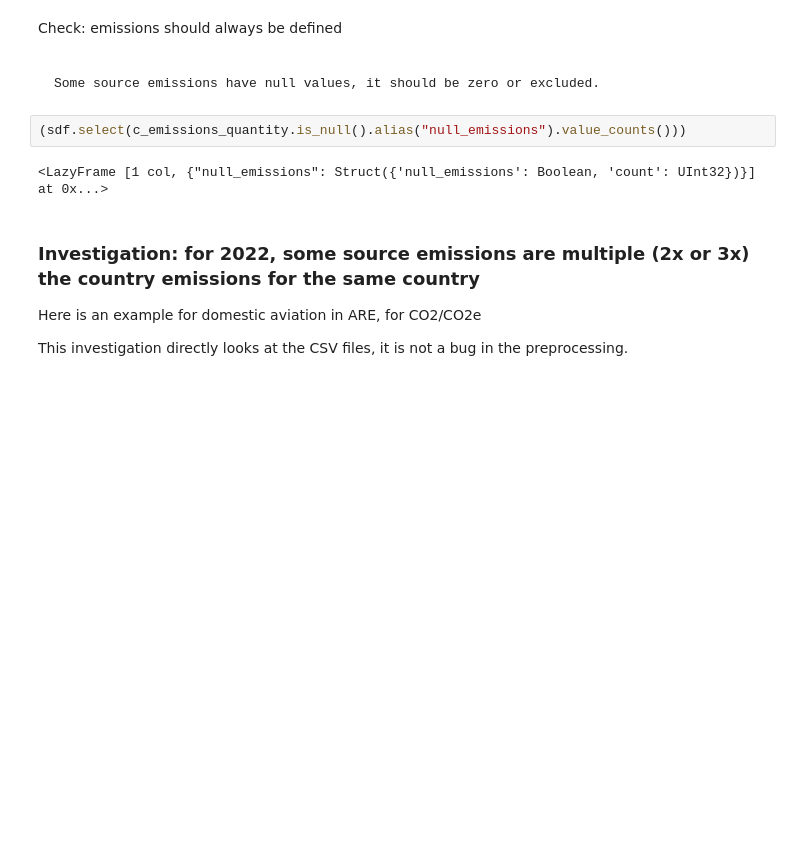
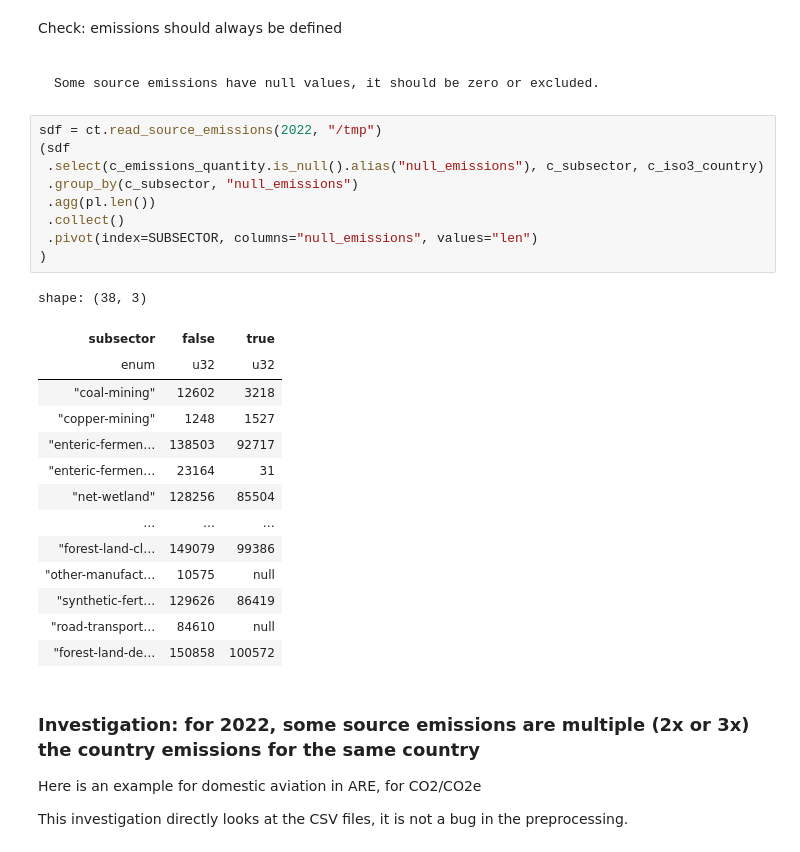
Before and after one commit to tjhunter/climate-trace-handbook, a Jupyter notebook: ct_book/_build/jupyter_execute/ingestion.ipynb, the cells around one changed output. Saved outputs shown, nothing was run; the diff lists cells and outputs as text; blank space fills up the shorter version.

````diff
--- a/ct_book/_build/jupyter_execute/ingestion.ipynb
+++ b/ct_book/_build/jupyter_execute/ingestion.ipynb
@@ -222,10 +219,30 @@ Check: emissions should always be defined
 
 Some source emissions have null values, it should be zero or excluded.
 ```
-# %%
-(sdf.select(c_emissions_quantity.is_null().alias("null_emissions").value_counts()))
-# %% [output]
-<LazyFrame [1 col, {"null_emissions": Struct({'null_emissions': Boolean, 'count': UInt32})}] at 0x...>
+# %%
+sdf = ct.read_source_emissions(2022, "/tmp")
+(sdf
+ .select(c_emissions_quantity.is_null().alias("null_emissions"), c_subsector, c_iso3_country)
+ .group_by(c_subsector, "null_emissions")
+ .agg(pl.len())
+ .collect()
+ .pivot(index=SUBSECTOR, columns="null_emissions", values="len")
+)
+# %% [output]
+shape: (38, 3)
+| subsector | false | true |
+| enum | u32 | u32 |
+| "coal-mining" | 12602 | 3218 |
+| "copper-mining" | 1248 | 1527 |
+| "enteric-fermen… | 138503 | 92717 |
+| "enteric-fermen… | 23164 | 31 |
+| "net-wetland" | 128256 | 85504 |
+| … | … | … |
+| "forest-land-cl… | 149079 | 99386 |
+| "other-manufact… | 10575 | null |
+| "synthetic-fert… | 129626 | 86419 |
+| "road-transport… | 84610 | null |
+| "forest-land-de… | 150858 | 100572 |
 # %% [markdown]
 ### Investigation: for 2022, some source emissions are multiple (2x or 3x) the country emissions for the same country
 
````
Also changed, not shown: parts of 7 cells of this notebook, 17 other files.
